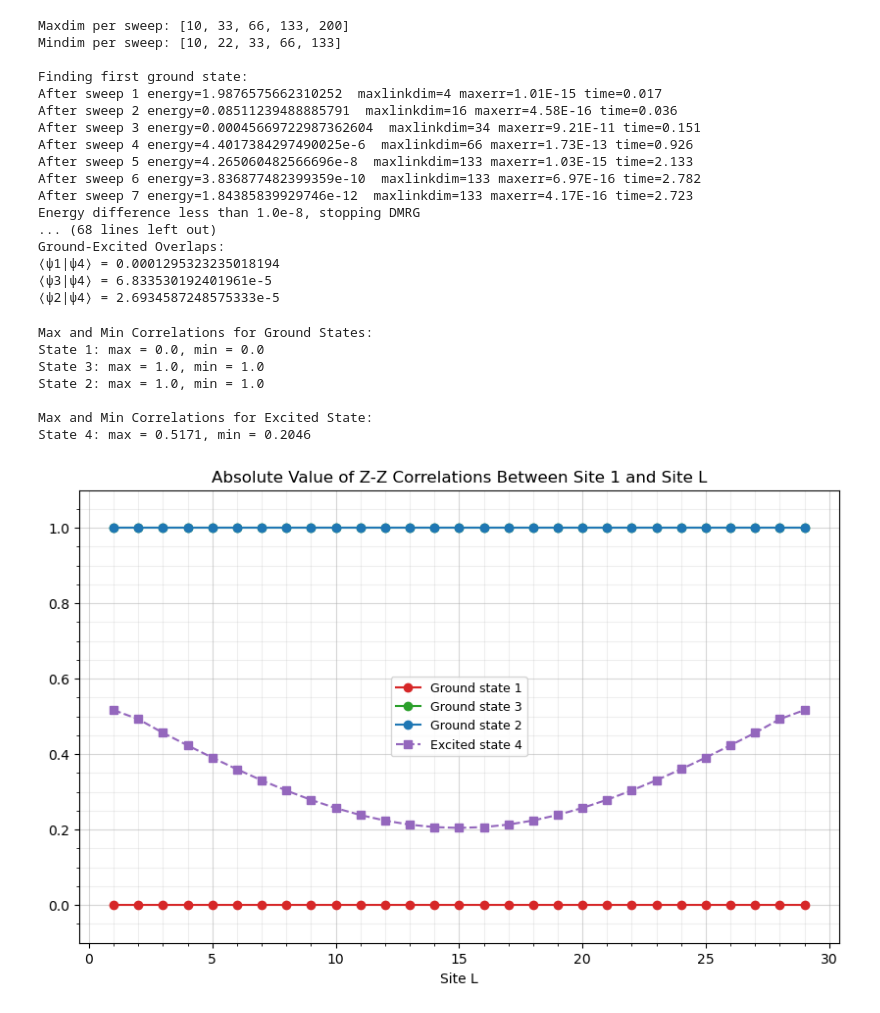
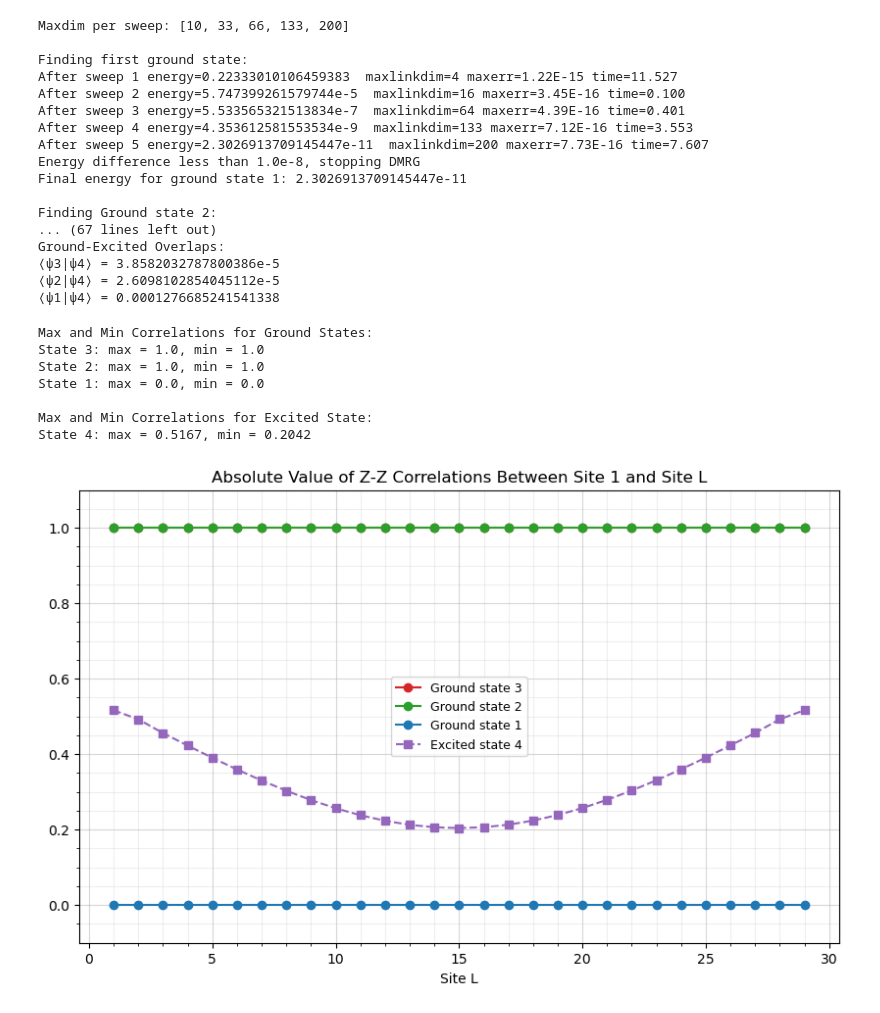
Before and after one commit to wholdhus/majorana_chain_dynamics, a Jupyter notebook: Exact G.S. Hamiltonian.ipynb, the cells around one changed output. Saved outputs shown, nothing was run; the diff lists cells and outputs as text; code cells hidden in the pictures.

```diff
--- a/Exact G.S. Hamiltonian.ipynb
+++ b/Exact G.S. Hamiltonian.ipynb
@@ -1,19 +1,20 @@
 # %%
 using ITensors, ITensorMPS, PythonPlot
 
-# Global variables
-global C1zz = nothing
-global C2zz = nothing
-global C3zz = nothing
-global C4zz = nothing
-global L = 30
+# Reset global variables
+global psi = []
+global energies = []
+global overlap_matrix = nothing
 global ground_state_labels = []
 global excited_state_label = nothing
 
+# Length of the spin chain
+global L = 30
+
+# Create L Spin-1/2 Indices
+global sites = siteinds("S=1/2", L)
+
 let
-    # Create L Spin-1/2 Indices
-    sites = siteinds("S=1/2", L)
-
     # Create the Hamiltonian (HI) of the Ising chain at its self-dual critical point from the O'Brien and Fendley paper.
     osI = OpSum()
     for j in 1:(L - 1)
@@ -57,16 +58,15 @@ let
     # Set the number of sweeps, bond dimensions, and cutoff for the DMRG algorithm
     nsweeps = 20
     maxdim = [10, 33, 66, 133, 200]
-    mindim = [10, 22, 33, 66, 133]
+    mindim = maxdim
     cutoff = 1.0e-10
 
     println("Maxdim per sweep: ", maxdim)
-    println("Mindim per sweep: ", mindim)
     println()
 
     # Run DMRG to find 3 ground states and 1 excited state
-    psi = Vector{MPS}(undef, 4)
-    energies = zeros(4)
+    global psi = Vector{MPS}(undef, 4)
+    global energies = zeros(4)
 
     # Find a ground state
     println("Finding first ground state:")
@@ -142,15 +142,7 @@ let
         return overlap_matrix
     end
 
-    overlap_matrix = analyze_overlaps(psi, ground_state_indices, excited_state_index)
-
-    # Compute Z-Z correlations matrices for all states
-    global C1zz = correlation_matrix(psi[ground_state_indices[1]], "Z", "Z")
-    global C2zz = correlation_matrix(psi[ground_state_indices[2]], "Z", "Z")
-    global C3zz = correlation_matrix(psi[ground_state_indices[3]], "Z", "Z")
-    global C4zz = correlation_matrix(psi[excited_state_index], "Z", "Z")
-
-    # Store the indices so the plotting cell knows which states these correspond to
+    global overlap_matrix = analyze_overlaps(psi, ground_state_indices, excited_state_index)
     global ground_state_labels = ground_state_indices
     global excited_state_label = excited_state_index
 
@@ -158,24 +150,30 @@ let
 end
 # %% [output]
 Maxdim per sweep: [10, 33, 66, 133, 200]
-Mindim per sweep: [10, 22, 33, 66, 133]
 
 Finding first ground state:
-After sweep 1 energy=1.9876575662310252  maxlinkdim=4 maxerr=1.01E-15 time=0.017
-After sweep 2 energy=0.08511239488885791  maxlinkdim=16 maxerr=4.58E-16 time=0.036
-After sweep 3 energy=0.00045669722987362604  maxlinkdim=34 maxerr=9.21E-11 time=0.151
-After sweep 4 energy=4.4017384297490025e-6  maxlinkdim=66 maxerr=1.73E-13 time=0.926
-After sweep 5 energy=4.265060482566696e-8  maxlinkdim=133 maxerr=1.03E-15 time=2.133
-After sweep 6 energy=3.836877482399359e-10  maxlinkdim=133 maxerr=6.97E-16 time=2.782
-After sweep 7 energy=1.84385839929746e-12  maxlinkdim=133 maxerr=4.17E-16 time=2.723
+After sweep 1 energy=0.22333010106459383  maxlinkdim=4 maxerr=1.22E-15 time=11.527
+After sweep 2 energy=5.747399261579744e-5  maxlinkdim=16 maxerr=3.45E-16 time=0.100
+After sweep 3 energy=5.533565321513834e-7  maxlinkdim=64 maxerr=4.39E-16 time=0.401
+After sweep 4 energy=4.353612581553534e-9  maxlinkdim=133 maxerr=7.12E-16 time=3.553
+After sweep 5 energy=2.3026913709145447e-11  maxlinkdim=200 maxerr=7.73E-16 time=7.607
 Energy difference less than 1.0e-8, stopping DMRG
-... (68 lines left out)
+Final energy for ground state 1: 2.3026913709145447e-11
+
+Finding Ground state 2:
+... (67 lines left out)
 Ground-Excited Overlaps:
-⟨ψ1|ψ4⟩ = 0.0001295323235018194
-⟨ψ3|ψ4⟩ = 6.833530192401961e-5
-⟨ψ2|ψ4⟩ = 2.6934587248575333e-5
+⟨ψ3|ψ4⟩ = 3.8582032787800386e-5
+⟨ψ2|ψ4⟩ = 2.6098102854045112e-5
+⟨ψ1|ψ4⟩ = 0.0001276685241541338
 # %%
 using PythonPlot
+
+# Compute Z-Z correlations matrices for all states
+C1zz = correlation_matrix(psi[ground_state_labels[1]], "Z", "Z")
+C2zz = correlation_matrix(psi[ground_state_labels[2]], "Z", "Z")
+C3zz = correlation_matrix(psi[ground_state_labels[3]], "Z", "Z")
+C4zz = correlation_matrix(psi[excited_state_label], "Z", "Z")
 
 # Get the absolute values of correlations
 abs_C1zz = abs.(C1zz[1, 2:end])
@@ -198,34 +196,34 @@ plot(x3, abs_C3zz, marker="o", linestyle="-", color="tab:blue", linewidth=1.5,
 
 # Plot the Z-Z correlations for excited state
 x4 = collect(1:length(abs_C4zz))
 plot(x4, abs_C4zz, marker="s", linestyle="--", color="tab:purple", linewidth=1.5,
      label="Excited state $(excited_state_label)")
 
 legend(fontsize=9)
 xlabel("Site L")
 title("Absolute Value of Z-Z Correlations Between Site 1 and Site L")
 grid(true, which="major", alpha=0.5)
 grid(true, which="minor", alpha=0.2)
 
-# Adjusting graph
+# Adjust graph for Z-Z correlations
 ymax = max(maximum(abs_C1zz), maximum(abs_C2zz), maximum(abs_C3zz), maximum(abs_C4zz))
 ymin = min(minimum(abs_C1zz), minimum(abs_C2zz), minimum(abs_C3zz), minimum(abs_C4zz))
 ylim(ymin - 0.1, ymax + 0.1)
 minorticks_on()
 
 # Print max and min values for reference
 println("Max and Min Correlations for Ground States:")
 println("State $(ground_state_labels[1]): max = $(round(maximum(abs_C1zz), digits=4)), min = $(round(minimum(abs_C1zz), digits=4))")
 println("State $(ground_state_labels[2]): max = $(round(maximum(abs_C2zz), digits=4)), min = $(round(minimum(abs_C2zz), digits=4))")
 println("State $(ground_state_labels[3]): max = $(round(maximum(abs_C3zz), digits=4)), min = $(round(minimum(abs_C3zz), digits=4))")
 println("\nMax and Min Correlations for Excited State:")
 println("State $(excited_state_label): max = $(round(maximum(abs_C4zz), digits=4)), min = $(round(minimum(abs_C4zz), digits=4))")
 # %% [output]
 Max and Min Correlations for Ground States:
-State 1: max = 0.0, min = 0.0
 State 3: max = 1.0, min = 1.0
 State 2: max = 1.0, min = 1.0
+State 1: max = 0.0, min = 0.0
 
 Max and Min Correlations for Excited State:
-State 4: max = 0.5171, min = 0.2046
+State 4: max = 0.5167, min = 0.2042
-[figure, old version]
+[figure, new version]
```
Also changed, not shown: parts of 1 cell of this notebook.
